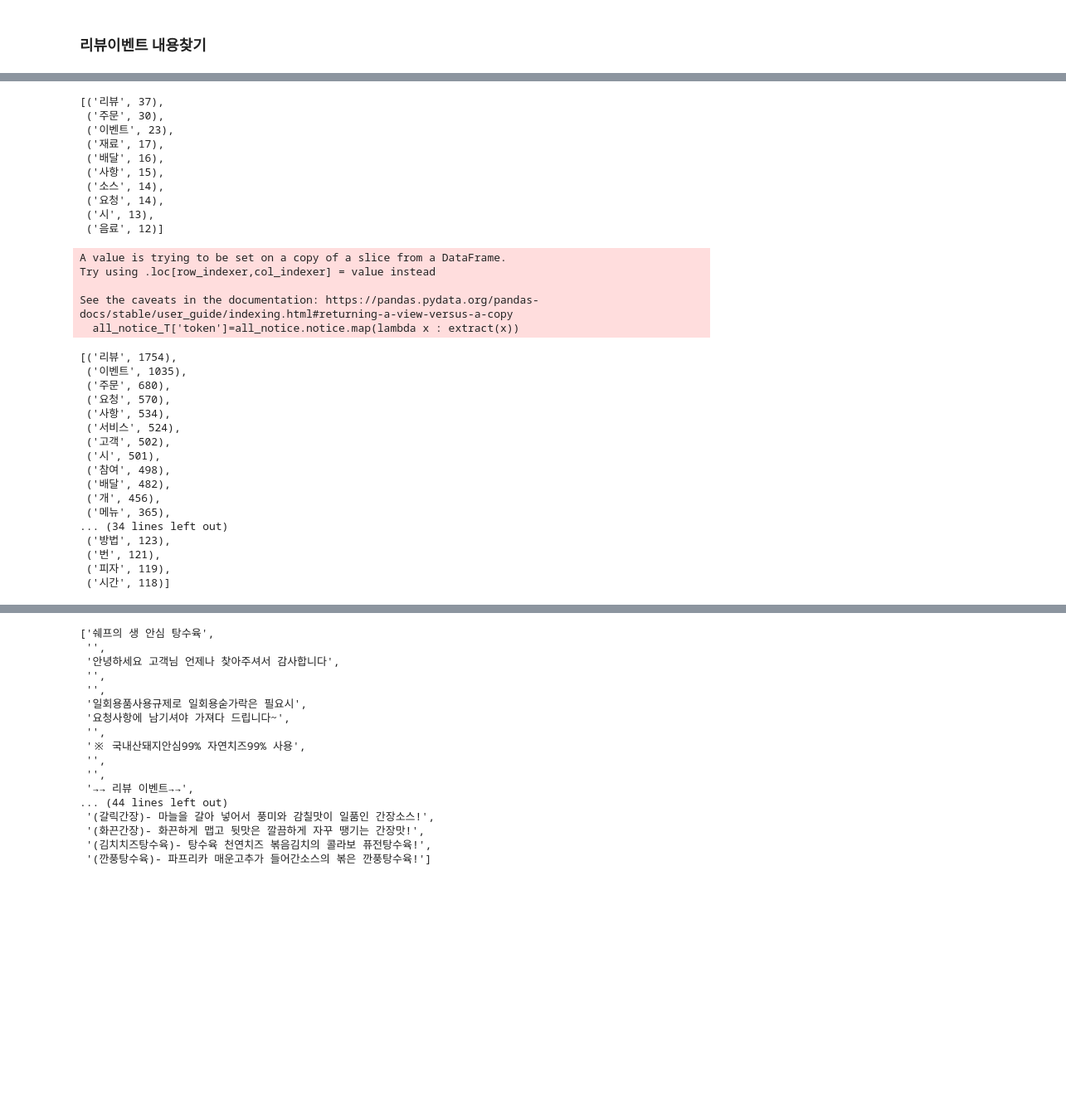
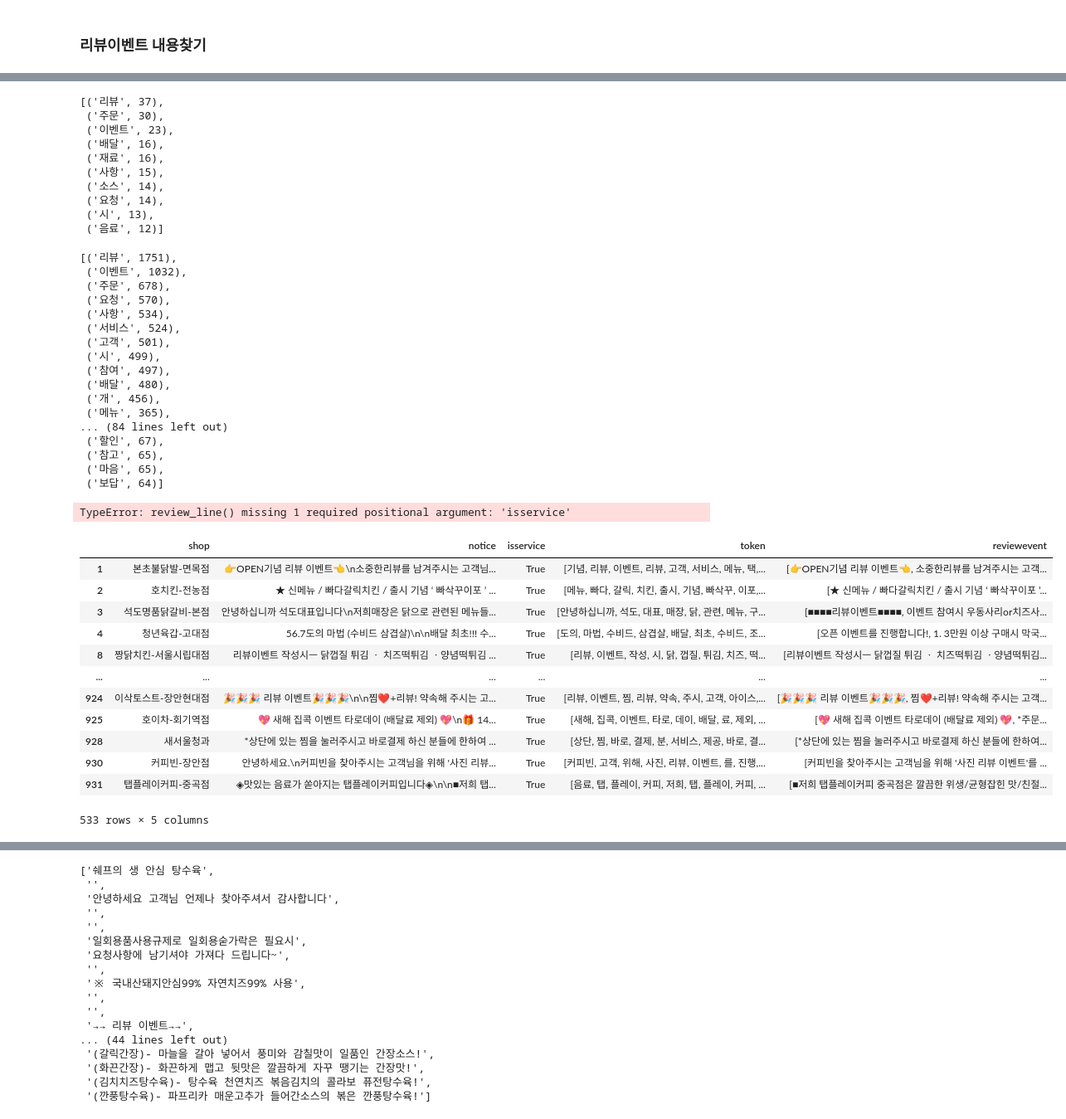
Before and after one commit to ckdrjs96/yogiyo, a Jupyter notebook: Untitled1.ipynb, the cells around one changed output, grey strips where cells are left out. Shown: that part at 83% size. Saved outputs shown, nothing was run; the diff lists cells and outputs as text; code cells hidden in the pictures; blank space fills up the shorter version.

Commit message:
reviewevent

```diff
--- a/Untitled1.ipynb
+++ b/Untitled1.ipynb
@@ -275,9 +259,9 @@ def make_extract(notice,isservice):
         pass
 # %%
 def extract(notice):
-    notice=re.sub('[^가-힣a-zA-Z0-9]',' ',notice)
-    notice=okt.nouns(notice)
-    return notice
+    notice_clean=re.sub('[^가-힣a-zA-Z0-9]',' ',notice)
+    notice_clean=okt.nouns(notice)
+    return notice_clean
 # %%
 china_isnotice_T=china_isnotice[china_isnotice.isservice==True]
 # %%
@@ -296,40 +280,70 @@ Counter(china_token).most_common(10)
 [('리뷰', 37),
  ('주문', 30),
  ('이벤트', 23),
- ('재료', 17),
  ('배달', 16),
+ ('재료', 16),
  ('사항', 15),
  ('소스', 14),
  ('요청', 14),
  ('시', 13),
  ('음료', 12)]
 # %%
-all_notice_T=all_notice[all_notice.isservice==True]
+all_notice_T=all_notice[all_notice.isservice==True].copy()
 all_notice_T['token']=all_notice.notice.map(lambda x : extract(x))
 all_token=sum(all_notice_T.token.values.tolist(),[])
-# %% [output]
-A value is trying to be set on a copy of a slice from a DataFrame.
-Try using .loc[row_indexer,col_indexer] = value instead
-
-See the caveats in the documentation: https://pandas.pydata.org/pandas-docs/stable/user_guide/indexing.html#returning-a-view-versus-a-copy
-  all_notice_T['token']=all_notice.notice.map(lambda x : extract(x))
 # %%
-Counter(all_token).most_common(50)
+Counter(all_token).most_common(100)
 # %% [output]
-[('리뷰', 1754),
- ('이벤트', 1035),
- ('주문', 680),
+[('리뷰', 1751),
+ ('이벤트', 1032),
+ ('주문', 678),
  ('요청', 570),
  ('사항', 534),
  ('서비스', 524),
- ('고객', 502),
- ('시', 501),
- ('참여', 498),
- ('배달', 482),
+ ('고객', 501),
+ ('시', 499),
+ ('참여', 497),
+ ('배달', 480),
  ('개', 456),
  ('메뉴', 365),
-... (34 lines left out)
- ('방법', 123),
- ('번', 121),
- ('피자', 119),
- ('시간', 118)]
+... (84 lines left out)
+ ('할인', 67),
+ ('참고', 65),
+ ('마음', 65),
+ ('보답', 64)]
+# %%
+def review_line(notice,isservice):
+    if isservice==False:
+        return None
+    find=['리뷰','이벤트','요청','사항','서비스','참여','찜','별 점','별점','꼭',
+      '제공','선택','약속','작성','결제','닉네임','사진',
+     '써비스','랜덤','후기','써비스','증정','안심','번호','포토','꾹']
+
+    notice_split=notice.split('\n')
+    extract=''
+    for sent in notice_split:
+        for word in find:
+            if re.search(word,sent):
+                extract=extract+'\n'+sent
+                break
+    return extract
+# %%
+all_notice_T['reviewevent']=all_notice_T.notice.map(lambda x: review_line(x))
+# %% [output]
+TypeError: review_line() missing 1 required positional argument: 'isservice'
+# %%
+all_notice_T
+# %% [output]
+|  | shop | notice | isservice | token | reviewevent |
+| 1 | 본초불닭발-면목점 | 👉OPEN기념 리뷰 이벤트👈\n소중한리뷰를 남겨주시는 고객님... | True | [기념, 리뷰, 이벤트, 리뷰, 고객, 서비스, 메뉴, 택,... | [👉OPEN기념 리뷰 이벤트👈, 소중한리뷰를 남겨주시는 고객... |
+| 2 | 호치킨-전농점 | ★ 신메뉴 / 빠다갈릭치킨 / 출시 기념 ‘ 빠삭꾸이포 ’ ... | True | [메뉴, 빠다, 갈릭, 치킨, 출시, 기념, 빠삭꾸, 이포,... | [★ 신메뉴 / 빠다갈릭치킨 / 출시 기념 ‘ 빠삭꾸이포 ’... |
+| 3 | 석도명품닭갈비-본점 | 안녕하십니까 석도대표입니다\n저희매장은 닭으로 관련된 메뉴들... | True | [안녕하십니까, 석도, 대표, 매장, 닭, 관련, 메뉴, 구... | [■■■■리뷰이벤트■■■■, 이벤트 참여시 우동사리or치즈사... |
+| 4 | 청년육갑-고대점 | 56.7도의 마법 (수비드 삼겹살)\n\n배달 최초!!! 수... | True | [도의, 마법, 수비드, 삼겹살, 배달, 최초, 수비드, 조... | [오픈 이벤트를 진행합니다!, 1. 3만원 이상 구매시 막국... |
+| 8 | 짱닭치킨-서울시립대점 | 리뷰이벤트 작성시ㅡ 닭껍질 튀김 ㆍ 치즈떡튀김 ㆍ양념떡튀김 ... | True | [리뷰, 이벤트, 작성, 시, 닭, 껍질, 튀김, 치즈, 떡... | [리뷰이벤트 작성시ㅡ 닭껍질 튀김 ㆍ 치즈떡튀김 ㆍ양념떡튀김... |
+| ... | ... | ... | ... | ... | ... |
+| 924 | 이삭토스트-장안현대점 | 🎉🎉🎉 리뷰 이벤트🎉🎉🎉\n\n찜❤+리뷰! 약속해 주시는 고... | True | [리뷰, 이벤트, 찜, 리뷰, 약속, 주시, 고객, 아이스,... | [🎉🎉🎉 리뷰 이벤트🎉🎉🎉, 찜❤+리뷰! 약속해 주시는 고객... |
+| 925 | 호이차-회기역점 | 💖 새해 집콕 이벤트 타로데이 (배달료 제외) 💖\n🎁 14... | True | [새해, 집콕, 이벤트, 타로, 데이, 배달, 료, 제외, ... | [💖 새해 집콕 이벤트 타로데이 (배달료 제외) 💖, *주문... |
+| 928 | 새서울청과 | *상단에 있는 찜을 눌러주시고 바로결제 하신 분들에 한하여 ... | True | [상단, 찜, 바로, 결제, 분, 서비스, 제공, 바로, 결... | [*상단에 있는 찜을 눌러주시고 바로결제 하신 분들에 한하여... |
+| 930 | 커피빈-장안점 | 안녕하세요.\n커피빈을 찾아주시는 고객님을 위해 '사진 리뷰... | True | [커피빈, 고객, 위해, 사진, 리뷰, 이벤트, 를, 진행,... | [커피빈을 찾아주시는 고객님을 위해 '사진 리뷰 이벤트'를 ... |
+| 931 | 탭플레이커피-중곡점 | ◈맛있는 음료가 쏟아지는 탭플레이커피입니다◈\n\n■저희 탭... | True | [음료, 탭, 플레이, 커피, 저희, 탭, 플레이, 커피, ... | [■저희 탭플레이커피 중곡점은 깔끔한 위생/균형잡힌 맛/친절... |
+533 rows × 5 columns
```
Also changed, not shown: parts of 12 cells of this notebook.
